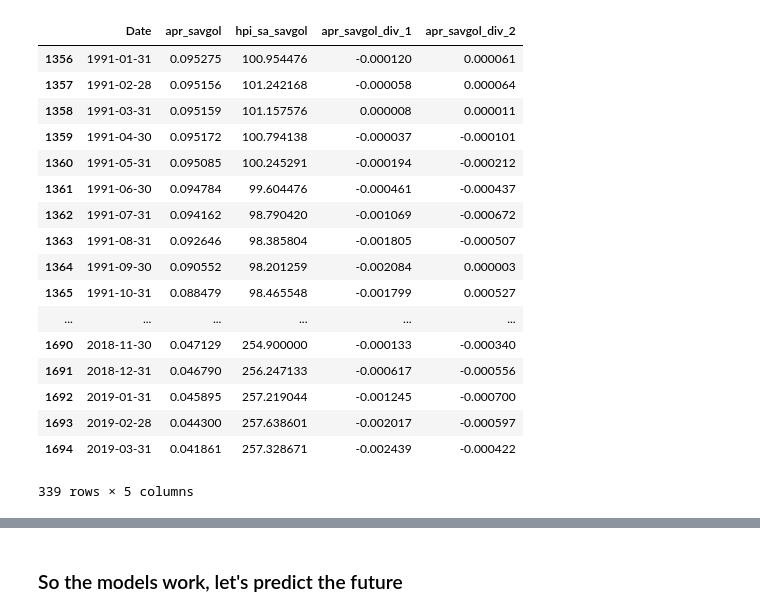
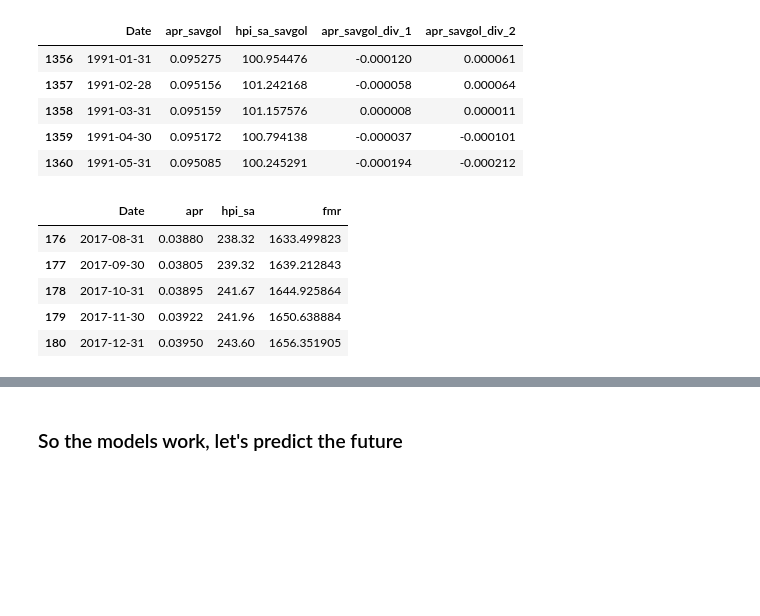
Before and after one commit to ivlis/rent-or-buy, a Jupyter notebook: rent-or-buy.ipynb, the cells around one changed output, grey strips where cells are left out. Saved outputs shown, nothing was run; the diff lists cells and outputs as text; code cells hidden in the pictures; blank space fills up the shorter version.

```diff
--- a/rent-or-buy.ipynb
+++ b/rent-or-buy.ipynb
@@ -29,25 +29,23 @@ fmr = fmr[fmr.Date.dt.year<2018]
 pm = PriceModel()
 pm.fit_all()
 # %%
-pm.prp_features
+pm.prp_features.head()
 # %% [output]
 |  | Date | apr_savgol | hpi_sa_savgol | apr_savgol_div_1 | apr_savgol_div_2 |
 | 1356 | 1991-01-31 | 0.095275 | 100.954476 | -0.000120 | 0.000061 |
 | 1357 | 1991-02-28 | 0.095156 | 101.242168 | -0.000058 | 0.000064 |
 | 1358 | 1991-03-31 | 0.095159 | 101.157576 | 0.000008 | 0.000011 |
 | 1359 | 1991-04-30 | 0.095172 | 100.794138 | -0.000037 | -0.000101 |
 | 1360 | 1991-05-31 | 0.095085 | 100.245291 | -0.000194 | -0.000212 |
-| 1361 | 1991-06-30 | 0.094784 | 99.604476 | -0.000461 | -0.000437 |
-| 1362 | 1991-07-31 | 0.094162 | 98.790420 | -0.001069 | -0.000672 |
-| 1363 | 1991-08-31 | 0.092646 | 98.385804 | -0.001805 | -0.000507 |
-| 1364 | 1991-09-30 | 0.090552 | 98.201259 | -0.002084 | 0.000003 |
-| 1365 | 1991-10-31 | 0.088479 | 98.465548 | -0.001799 | 0.000527 |
-| ... | ... | ... | ... | ... | ... |
-| 1690 | 2018-11-30 | 0.047129 | 254.900000 | -0.000133 | -0.000340 |
-| 1691 | 2018-12-31 | 0.046790 | 256.247133 | -0.000617 | -0.000556 |
-| 1692 | 2019-01-31 | 0.045895 | 257.219044 | -0.001245 | -0.000700 |
-| 1693 | 2019-02-28 | 0.044300 | 257.638601 | -0.002017 | -0.000597 |
-| 1694 | 2019-03-31 | 0.041861 | 257.328671 | -0.002439 | -0.000422 |
-339 rows × 5 columns
+# %%
+features = apr.merge(hpi_ma[['Date', 'hpi_sa']], on='Date').merge(fmr, on='Date')
+features.tail()
+# %% [output]
+|  | Date | apr | hpi_sa | fmr |
+| 176 | 2017-08-31 | 0.03880 | 238.32 | 1633.499823 |
+| 177 | 2017-09-30 | 0.03805 | 239.32 | 1639.212843 |
+| 178 | 2017-10-31 | 0.03895 | 241.67 | 1644.925864 |
+| 179 | 2017-11-30 | 0.03922 | 241.96 | 1650.638884 |
+| 180 | 2017-12-31 | 0.03950 | 243.60 | 1656.351905 |
 # %%
 price = pm.predict(features)
```
Also changed, not shown: parts of 5 cells of this notebook, 4 other files.
